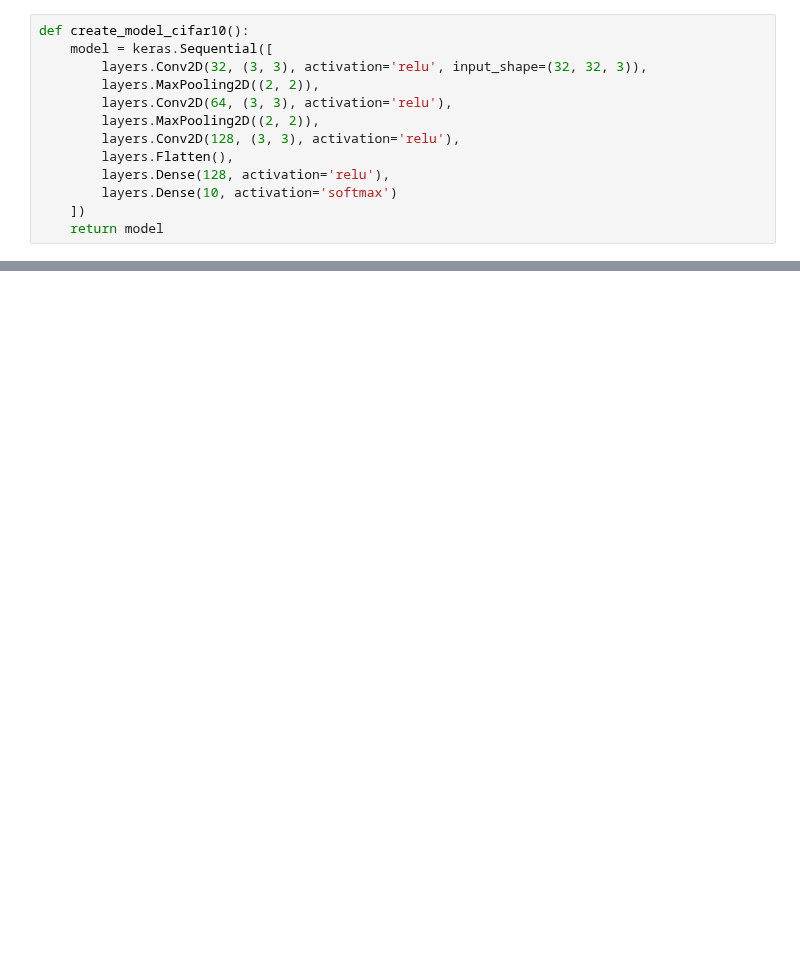
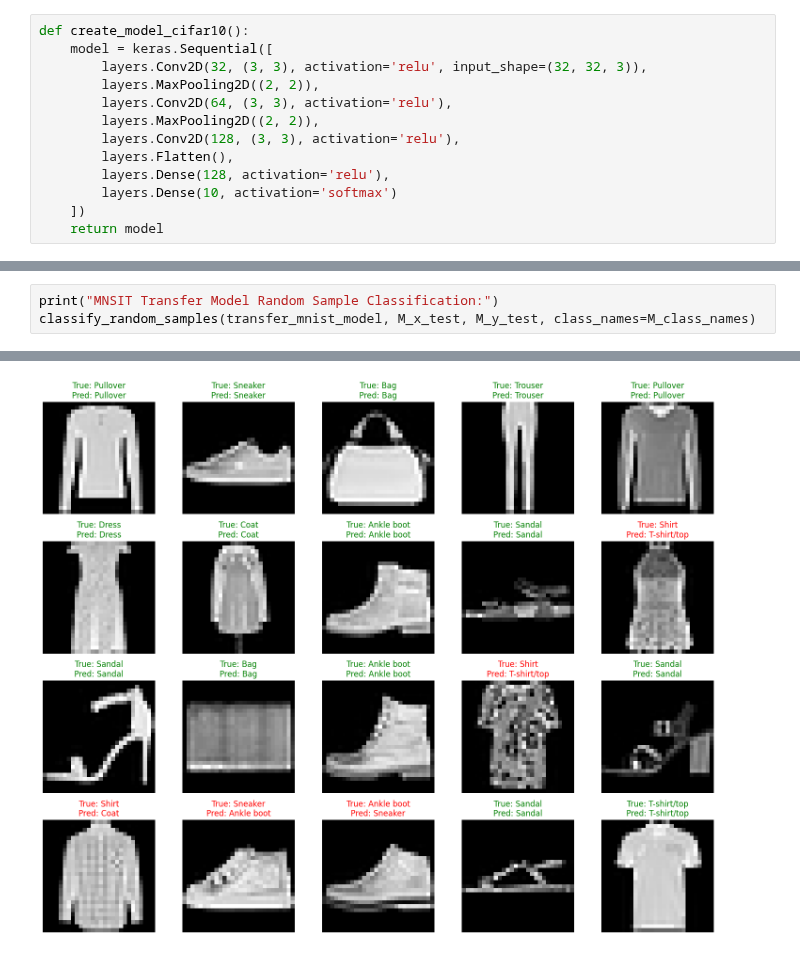
Before and after one commit to olesuv/homeworks-labs, a Jupyter notebook: deep-learning-tools/lab-4/lab-4.ipynb, the cells around one changed output, grey strips where cells are left out. Cells and saved outputs as stored; diff of their text form; blank space fills up the shorter version.

```diff
--- a/deep-learning-tools/lab-4/lab-4.ipynb
+++ b/deep-learning-tools/lab-4/lab-4.ipynb
@@ -271,0 +306,4 @@ Invalid input shape for input Tensor("sequential_3_1/Cast:0", shape=(None, 28, 2
+# %%
+print("MNSIT Transfer Model Random Sample Classification:")
+classify_random_samples(transfer_mnist_model, M_x_test, M_y_test, class_names=M_class_names)
+# %% [output]
@@ -271,0 +312 @@ Invalid input shape for input Tensor("sequential_3_1/Cast:0", shape=(None, 28, 2
+[figure, added]
```
Also changed, not shown: parts of 14 cells of this notebook.
